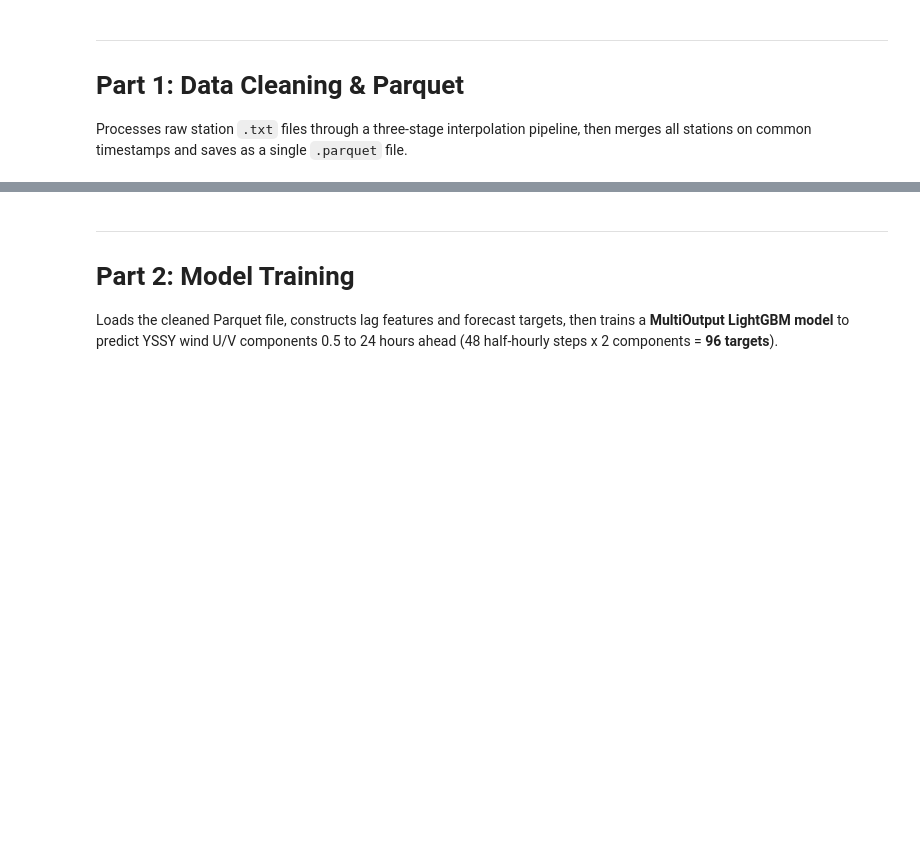
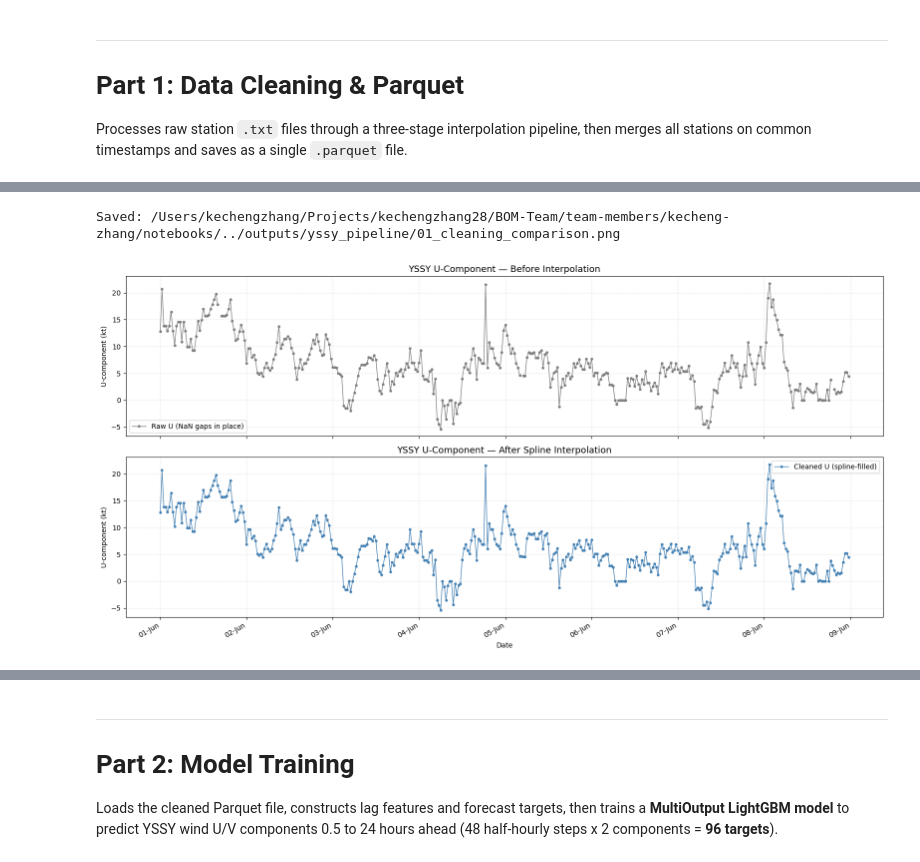
Before and after one commit to joeyllm/BOM-Team, a Jupyter notebook: team-members/kecheng-zhang/notebooks/YSSY_recreate.ipynb, the cells around one changed output, grey strips where cells are left out. Drawn from its saved outputs; the diff is of its cells as text; code cells hidden in the pictures; blank space fills up the shorter version.

```diff
--- a/team-members/kecheng-zhang/notebooks/YSSY_recreate.ipynb
+++ b/team-members/kecheng-zhang/notebooks/YSSY_recreate.ipynb
@@ -53,7 +55,7 @@ print("All imports successful.")
 # --- Paths ---
 SCRIPT_DIR = Path.cwd()  # notebook's running directory
 RAW_DATA_DIR = SCRIPT_DIR / "../scripts/YSSY-code/data/origional"
-PARQUET_DIR = SCRIPT_DIR / "data"
+PARQUET_DIR = RAW_DATA_DIR.parent  # ../scripts/YSSY-code/data
 PARQUET_PATH = PARQUET_DIR / "yssy_cleaned.parquet"
 
 # --- Station list ---
@@ -96,6 +98,10 @@ EARLY_STOPPING_ROUNDS = 30
 # --- Plotting ---
 N_SAMPLE_PLOTS = 4
 
+OUTPUT_DIR = SCRIPT_DIR / "../outputs/yssy_pipeline"
+OUTPUT_DIR.mkdir(parents=True, exist_ok=True)
+print(f"Output directory: {OUTPUT_DIR.resolve()}")
+
 PARQUET_DIR.mkdir(parents=True, exist_ok=True)
 print(f"Config loaded. Raw data: {RAW_DATA_DIR.resolve()}")
 print(f"Parquet output: {PARQUET_PATH.resolve()}")
@@ -226,3 +256,48 @@ print(f"Stations processed: {list(cleaned.keys())}")
+# %%
+# ----------------------------------------------------------
+# Fig 1: Raw vs Cleaned Data — YSSY u_component, one week
+# Shows NaN gaps before interpolation vs spline-filled gaps after.
+# ----------------------------------------------------------
+
+yssy_raw = pd.read_csv(RAW_DATA_DIR / 'YSSY.txt', parse_dates=['timestamp'], na_values=['NaN'])
+yssy_raw = yssy_raw.set_index('timestamp')
+
+# Pick a week with some gaps
+week_start = '2015-06-01'
+week_end   = '2015-06-08'
+
+raw_slice  = yssy_raw.loc[week_start:week_end].copy()
+clean_slice = cleaned['YSSY'].set_index('timestamp').loc[week_start:week_end].copy()
+
+if not raw_slice.empty and not clean_slice.empty:
+    ws_raw = pd.to_numeric(raw_slice['wind_speed'], errors='coerce')
+    wd_raw = pd.to_numeric(raw_slice['wind_dir'], errors='coerce')
+    dir_rad_raw = np.deg2rad(wd_raw.astype(float))
+    raw_u = -ws_raw * np.sin(dir_rad_raw)
+    clean_u = clean_slice['u_component']
+
+    fig, (ax1, ax2) = plt.subplots(2, 1, figsize=(16, 8), sharex=True)
+
+    ax1.plot(raw_u.index, raw_u.values, 'o-', color='gray', markersize=3, linewidth=1, label='Raw U (NaN gaps in place)')
+    ax1.set_ylabel('U-component (kt)'); ax1.set_title('YSSY U-Component — Before Interpolation', fontsize=13)
+    ax1.grid(True, ls=':', alpha=0.5); ax1.legend()
+
+    ax2.plot(clean_u.index, clean_u.values, 'o-', color='steelblue', markersize=3, linewidth=1, label='Cleaned U (spline-filled)')
+    ax2.set_ylabel('U-component (kt)'); ax2.set_title('YSSY U-Component — After Spline Interpolation', fontsize=13)
+    ax2.set_xlabel('Date'); ax2.grid(True, ls=':', alpha=0.5); ax2.legend()
+
+    ax2.xaxis.set_major_formatter(mdates.DateFormatter('%d-%b'))
+    ax2.xaxis.set_major_locator(mdates.DayLocator(interval=1))
+    fig.autofmt_xdate()
+    plt.tight_layout()
+    plt.savefig(OUTPUT_DIR / '01_cleaning_comparison.png', dpi=150)
+    print(f'Saved: {OUTPUT_DIR / "01_cleaning_comparison.png"}')
+    plt.show()
+else:
+    print('  Not enough data for cleaning comparison plot.')
+# %% [output]
+Saved: /Users/kechengzhang/Projects/kechengzhang28/BOM-Team/team-members/kecheng-zhang/notebooks/../outputs/yssy_pipeline/01_cleaning_comparison.png
+[figure, added]
 # %%
 # --- Merge all stations on timestamp ---
 
```
Also changed, not shown: parts of 19 cells of this notebook, 7 other files.
